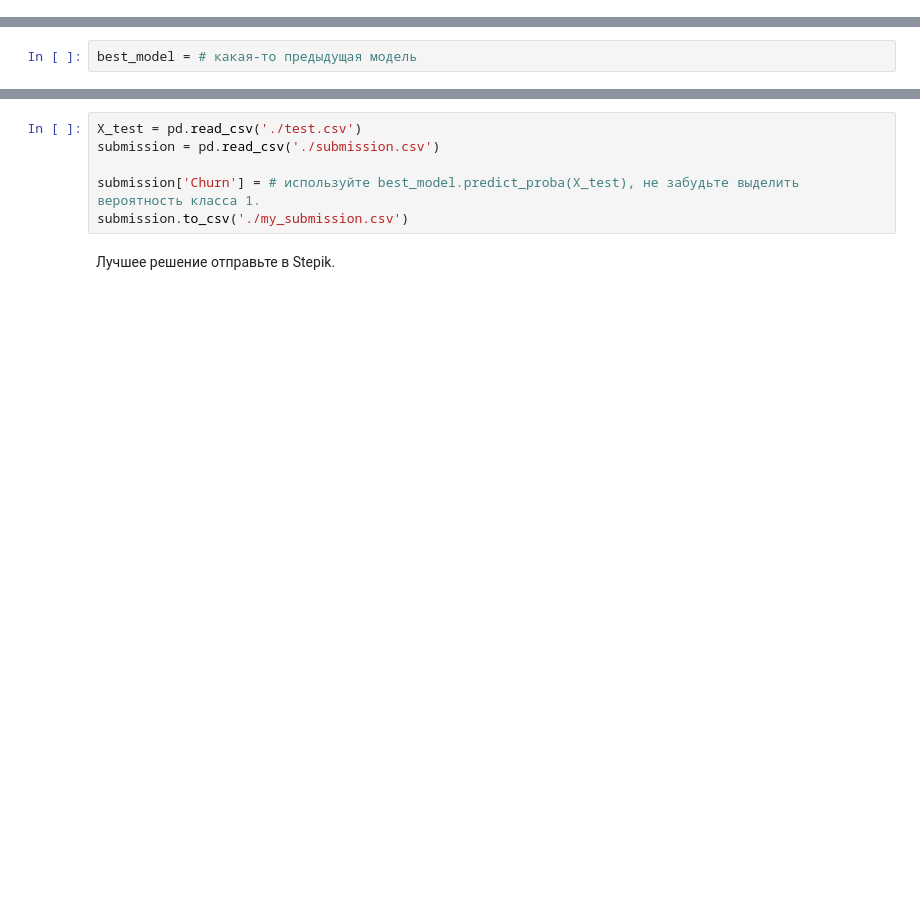
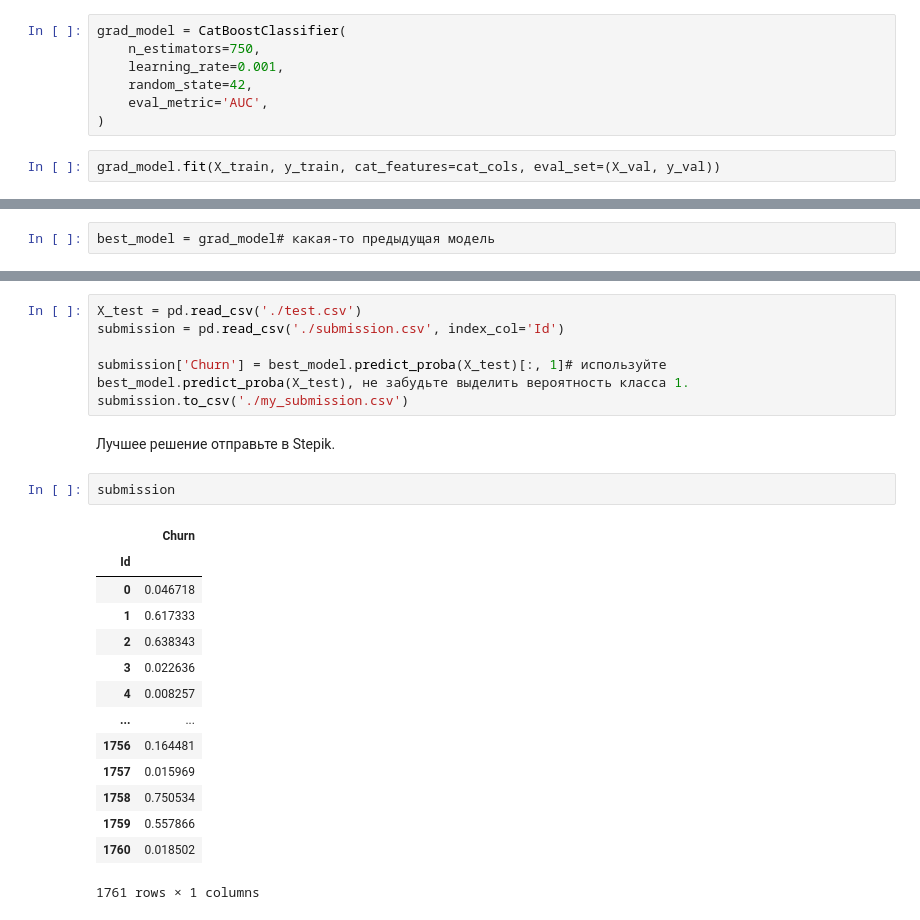
Before and after one commit to Igor-Oreh/Deep-Learning-Homeworks, a Jupyter notebook: week_03_composition_model_selection/Homework/hw_3_kaggle.ipynb, the cells around one changed output, grey strips where cells are left out. Saved outputs shown, nothing was run; the diff lists cells and outputs as text; blank space fills up the shorter version.

```diff
--- a/week_03_composition_model_selection/Homework/hw_3_kaggle.ipynb
+++ b/week_03_composition_model_selection/Homework/hw_3_kaggle.ipynb
@@ -415,0 +599,9 @@ X_train, X_test, y_train, y_test = train_test_split(X, y, test_size=0.1, random_
+# %%
+grad_model = CatBoostClassifier(
+    n_estimators=750,
+    learning_rate=0.001,
+    random_state=42,
+    eval_metric='AUC',
+)
+# %%
+grad_model.fit(X_train, y_train, cat_features=cat_cols, eval_set=(X_val, y_val))
@@ -420,4 +637,4 @@ X_train, X_test, y_train, y_test = train_test_split(X, y, test_size=0.1, random_
 # %% [markdown]
 # Предсказания
 # %%
-best_model = # какая-то предыдущая модель
+best_model = grad_model# какая-то предыдущая модель
@@ -426,8 +641,25 @@ SyntaxError: invalid syntax (<ipython-input-12-7d881febecc7>, line 1)
 # %%
 X_test = pd.read_csv('./test.csv')
-submission = pd.read_csv('./submission.csv')
+submission = pd.read_csv('./submission.csv', index_col='Id')
 
-submission['Churn'] = # используйте best_model.predict_proba(X_test), не забудьте выделить вероятность класса 1.
+submission['Churn'] = best_model.predict_proba(X_test)[:, 1]# используйте best_model.predict_proba(X_test), не забудьте выделить вероятность класса 1.
 submission.to_csv('./my_submission.csv')
 # %% [markdown]
 Лучшее решение отправьте в Stepik.
+# %%
+submission
+# %% [output]
+|  | Churn |
+| Id |  |
+| 0 | 0.046718 |
+| 1 | 0.617333 |
+| 2 | 0.638343 |
+| 3 | 0.022636 |
+| 4 | 0.008257 |
+| ... | ... |
+| 1756 | 0.164481 |
+| 1757 | 0.015969 |
+| 1758 | 0.750534 |
+| 1759 | 0.557866 |
+| 1760 | 0.018502 |
+1761 rows × 1 columns
```
Also changed, not shown: parts of 19 cells of this notebook.
